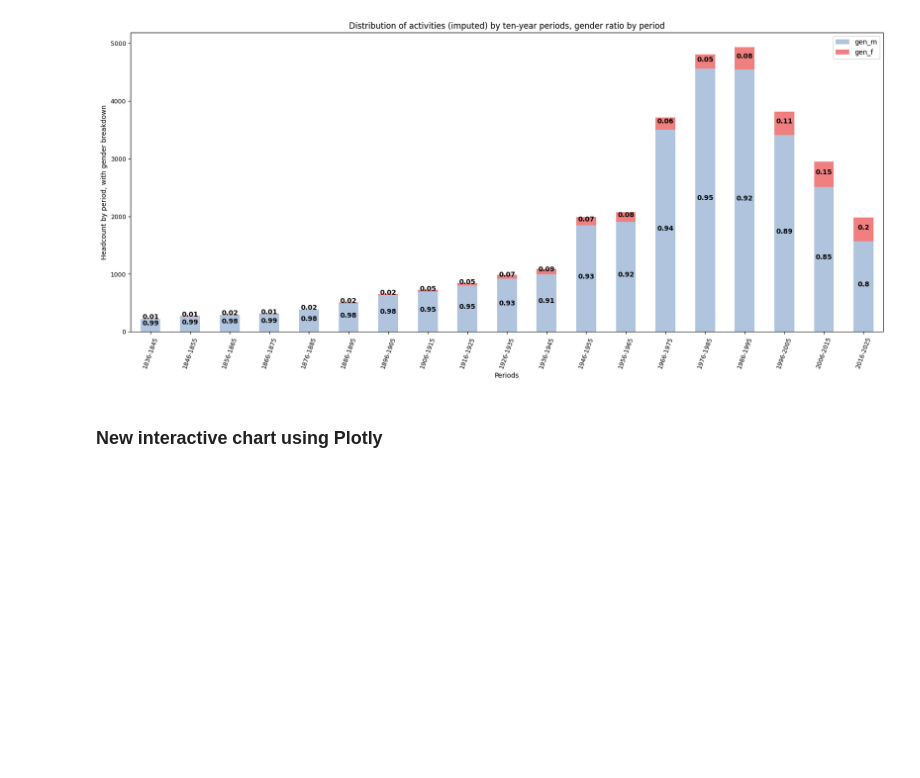
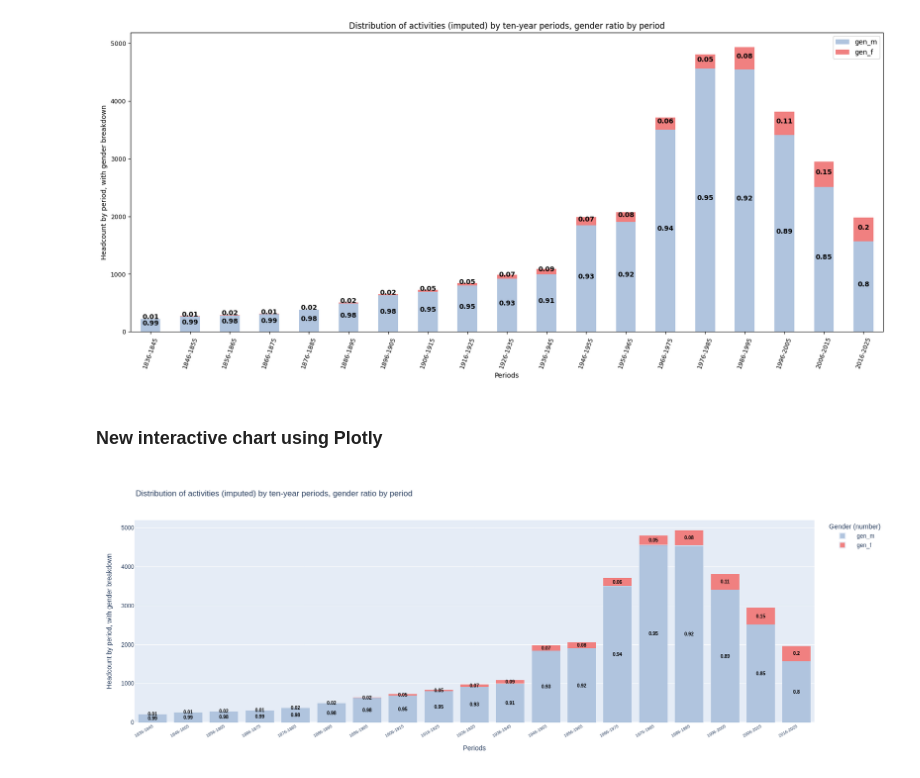
Before and after one commit to Sciences-historiques-numeriques/astronomers, a Jupyter notebook: notebooks_jupyter/wikidata_exploration/da1_distribution_birthYear_gender.ipynb, the cells around one changed output. Cells and saved outputs as stored; diff of their text form; code cells hidden in the pictures; blank space fills up the shorter version.

```diff
--- a/notebooks_jupyter/wikidata_exploration/da1_distribution_birthYear_gender.ipynb
+++ b/notebooks_jupyter/wikidata_exploration/da1_distribution_birthYear_gender.ipynb
@@ -676,19 +615,19 @@ fig = px.bar(
     x='per_10',
     y=['gen_m', 'gen_f'],
     color_discrete_map={'gen_m': 'LightSteelBlue', 'gen_f': 'LightCoral'},
-    title='Distribution des naissances par périodes de dix ans, proportion des genres par période',
-    labels={'per_10': 'Périodes', 'value': 'Effectifs', 'variable': 'Genre'},
+    title='Distribution of activities (imputed) by ten-year periods, gender ratio by period',
+    labels={'per_10': 'Periods', 'value': 'Number', 'variable': 'Genre'},
     barmode='stack'
 )
 
 # Rotate x-axis labels
-fig.update_xaxes(tickangle=70, tickfont=dict(size=9))
+fig.update_xaxes(tickangle=-30, tickfont=dict(size=9))
 
 # Add percentage labels inside bars
 for i, row in df_plot.iterrows():
     # Add gen_m percentage label
     if row['gen_m'] > 0:
-        pct_m_str = f"{row['pct_m']:.2f}".rstrip('0').rstrip('.')  # e.g., "99.2%"
+        pct_m_str = f"{row['pct_m']:.2f}".rstrip('0').rstrip('.')
         fig.add_annotation(
             x=row['per_10'],
             y=row['gen_m'] / 2,
@@ -700,41 +639,43 @@ for i, row in df_plot.iterrows():
         )
     # Add gen_f percentage label
     if row['gen_f'] > 0:
-        pct_f_str = f"{row['pct_f']:.2f}".rstrip('0').rstrip('.')  # e.g., "0.8%"
+        pct_f_str = f"{row['pct_f']:.2f}".rstrip('0').rstrip('.')
         fig.add_annotation(
             x=row['per_10'],
             y=row['gen_m'] + row['gen_f'] / 2,
             text=pct_f_str,
             showarrow=False,
             font=dict(size=10, color='black', weight='bold'),
             xanchor='center',
             yanchor='middle'
         )
 
 # Customize hover info to show actual counts
 fig.update_traces(
-    hovertemplate='<b>%{x}</b><br>%{fullData.name}: %{y}<extra></extra>'
+    hovertemplate='<b>%{x}</b><br>Number %{fullData.name}: %{y}<extra></extra>'
 )
 
 # Update layout
 fig.update_layout(
-    yaxis_title='Effectifs par période avec proportion des genres',
+    yaxis_title='Headcount by period, with gender breakdown',
     font=dict(size=12),
     width=1000,
     height=600,
-    legend_title_text='Genre',
+    legend_title_text='Gender',
     legend=dict(
-        title=dict(text="Genre (Effectifs)"),
+        title=dict(text="Gender (number)"),
         itemsizing='constant',
         itemwidth=50
     )
 )
 
 # Optional: Customize legend to show counts (e.g., "gen_m (244)")
-fig.for_each_trace(lambda t: t.update(name=f"{t.name} ({df_plot[t.name].iloc[0]})") if t.name in ['gen_m', 'gen_f'] else t)
+fig.for_each_trace(lambda t: t.update(name=f"{t.name}") if t.name in ['gen_m', 'gen_f'] else t)   # ({df_plot[t.name].iloc[0]})
 
 # Save as interactive HTML
-fig.write_html("html_files/naissances_distribution_10ans_genre_percent.html", include_plotlyjs='cdn', full_html=True)
+fig.write_html("interactive_images/naissances_distribution_10ans_genre_percent.html", include_plotlyjs='cdn', full_html=True)
 
 # Optional: Show in notebook or browser
 fig.show()
+# %% [output]
+[figure, added]
```
Also changed, not shown: parts of 1 cell of this notebook.
